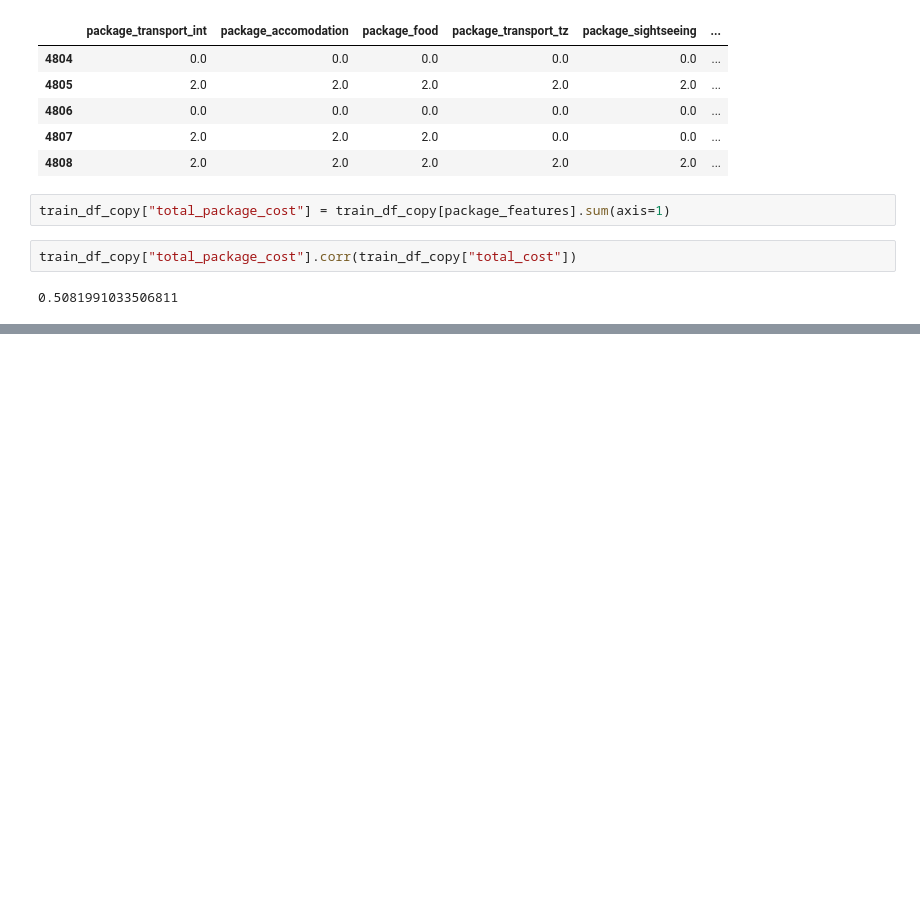
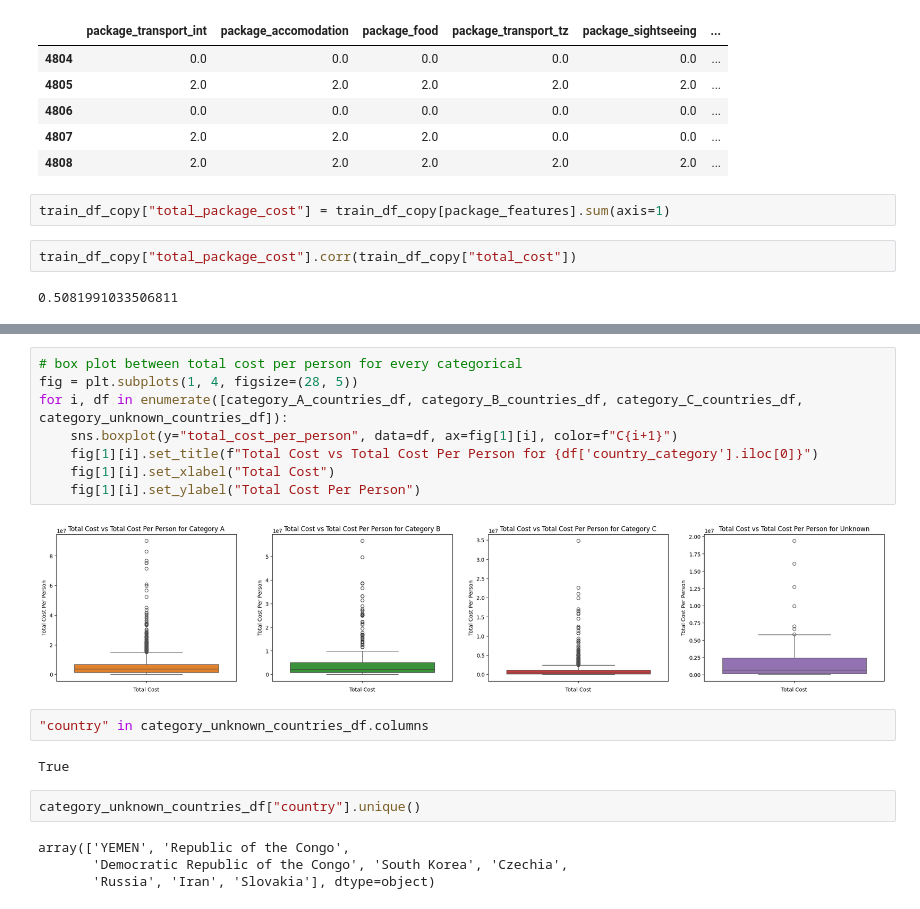
Before and after one commit to segnig/Tanzania-Tourism-Prediction, a Jupyter notebook: main.ipynb, the cells around one changed output, grey strips where cells are left out. Drawn from its saved outputs; the diff is of its cells as text; blank space fills up the shorter version.

```diff
--- a/main.ipynb
+++ b/main.ipynb
@@ -453,0 +535,20 @@ train_df_copy["total_package_cost"].corr(train_df_copy["total_cost"])
+# %%
+# box plot between total cost per person for every categorical
+fig = plt.subplots(1, 4, figsize=(28, 5))
+for i, df in enumerate([category_A_countries_df, category_B_countries_df, category_C_countries_df, category_unknown_countries_df]):
+    sns.boxplot(y="total_cost_per_person", data=df, ax=fig[1][i], color=f"C{i+1}")
+    fig[1][i].set_title(f"Total Cost vs Total Cost Per Person for {df['country_category'].iloc[0]}")
+    fig[1][i].set_xlabel("Total Cost")
+    fig[1][i].set_ylabel("Total Cost Per Person")
+# %% [output]
+[figure, added]
+# %%
+"country" in category_unknown_countries_df.columns
+# %% [output]
+True
+# %%
+category_unknown_countries_df["country"].unique()
+# %% [output]
+array(['YEMEN', 'Republic of the Congo',
+       'Democratic Republic of the Congo', 'South Korea', 'Czechia',
+       'Russia', 'Iran', 'Slovakia'], dtype=object)
```
Also changed, not shown: parts of 17 cells of this notebook.
